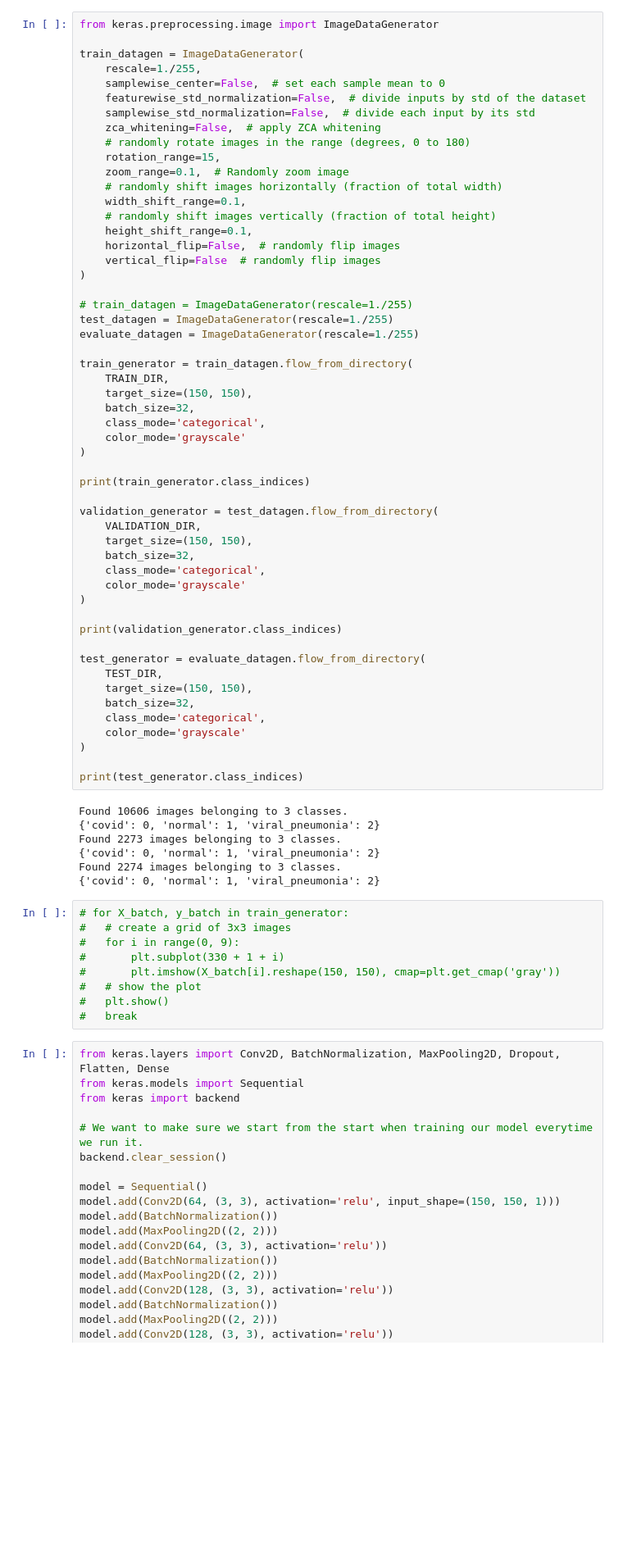
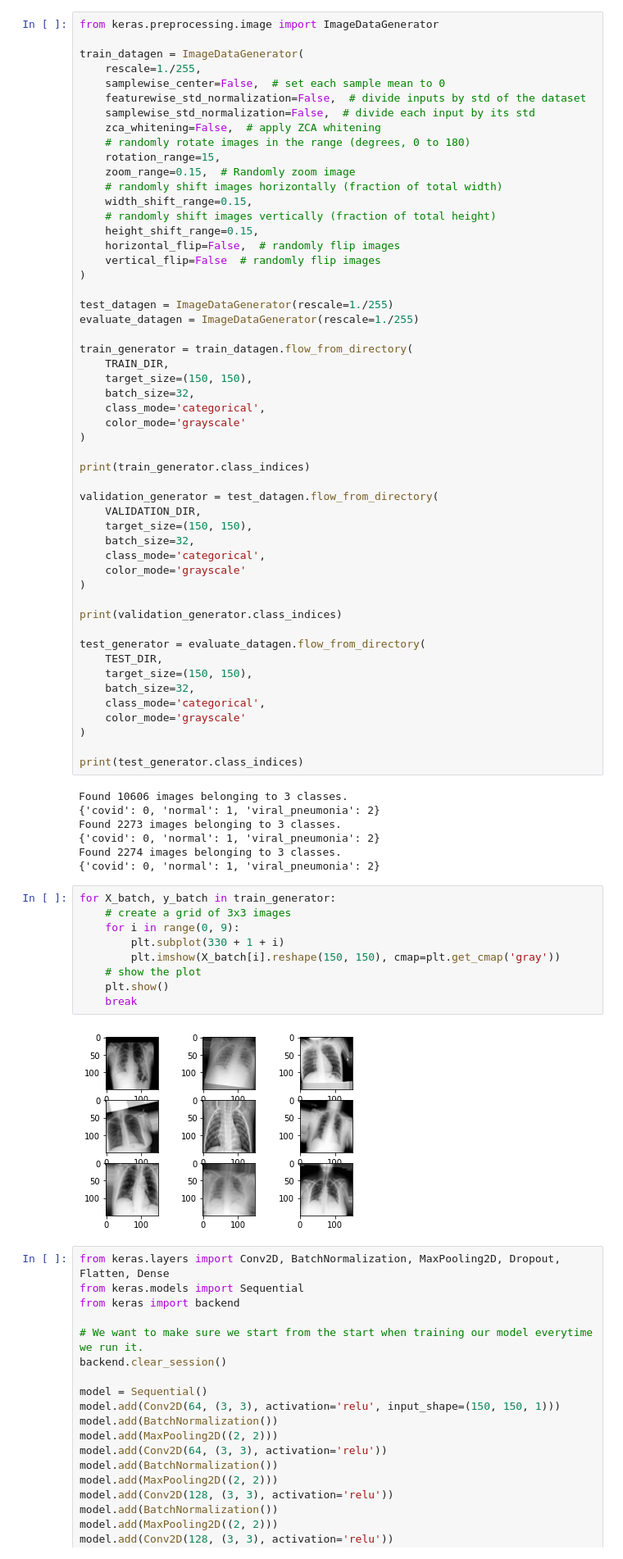
Before and after one commit to Hivini/covid-classifier, a Jupyter notebook: covid_classifier.ipynb, the cells around one changed output. Shown: that part at 82% size. Cells and saved outputs as stored; diff of their text form; blank space fills up the shorter version.

```diff
--- a/covid_classifier.ipynb
+++ b/covid_classifier.ipynb
@@ -131,16 +128,15 @@ train_datagen = ImageDataGenerator(
     zca_whitening=False,  # apply ZCA whitening
     # randomly rotate images in the range (degrees, 0 to 180)
     rotation_range=15,
-    zoom_range=0.1,  # Randomly zoom image
+    zoom_range=0.15,  # Randomly zoom image
     # randomly shift images horizontally (fraction of total width)
-    width_shift_range=0.1,
+    width_shift_range=0.15,
     # randomly shift images vertically (fraction of total height)
-    height_shift_range=0.1,
+    height_shift_range=0.15,
     horizontal_flip=False,  # randomly flip images
     vertical_flip=False  # randomly flip images
 )
 
-# train_datagen = ImageDataGenerator(rescale=1./255)
 test_datagen = ImageDataGenerator(rescale=1./255)
 evaluate_datagen = ImageDataGenerator(rescale=1./255)
 
@@ -181,14 +177,16 @@ Found 2273 images belonging to 3 classes.
 Found 2274 images belonging to 3 classes.
 {'covid': 0, 'normal': 1, 'viral_pneumonia': 2}
 # %%
-# for X_batch, y_batch in train_generator:
-# 	# create a grid of 3x3 images
-# 	for i in range(0, 9):
-# 		plt.subplot(330 + 1 + i)
-# 		plt.imshow(X_batch[i].reshape(150, 150), cmap=plt.get_cmap('gray'))
-# 	# show the plot
-# 	plt.show()
-# 	break
+for X_batch, y_batch in train_generator:
+	# create a grid of 3x3 images
+	for i in range(0, 9):
+		plt.subplot(330 + 1 + i)
+		plt.imshow(X_batch[i].reshape(150, 150), cmap=plt.get_cmap('gray'))
+	# show the plot
+	plt.show()
+	break
+# %% [output]
+[figure, added]
 # %%
 from keras.layers import Conv2D, BatchNormalization, MaxPooling2D, Dropout, Flatten, Dense
 from keras.models import Sequential
```
Also changed, not shown: parts of 3 cells of this notebook.
